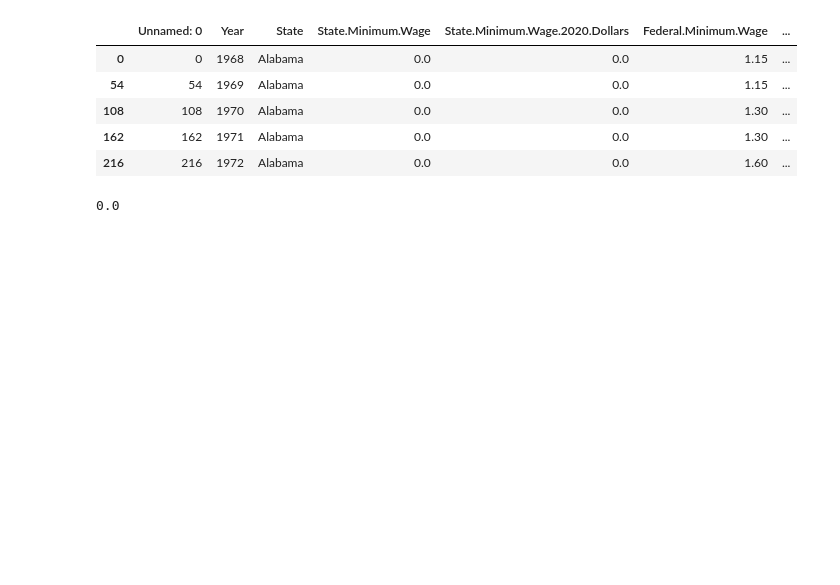
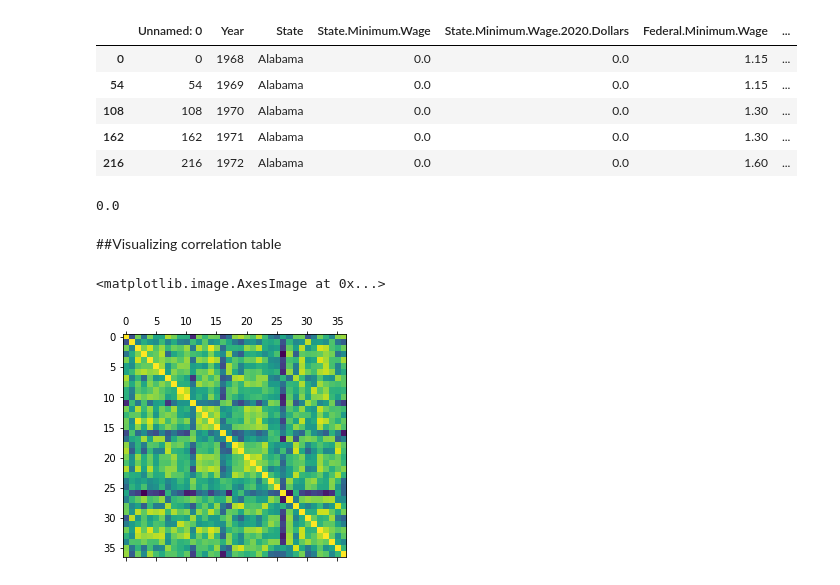
Before and after one commit to leadeeerq/data-science, a Jupyter notebook: USMinimumWage.ipynb, the cells around one changed output. Saved outputs shown, nothing was run; the diff lists cells and outputs as text; code cells hidden in the pictures; blank space fills up the shorter version.

```diff
--- a/USMinimumWage.ipynb
+++ b/USMinimumWage.ipynb
@@ -122,3 +137,5 @@ grouped_issues.get_group('Alabama')['State.Minimum.Wage.2020.Dollars'].sum()
 for state, data in grouped_issues:
   if data['State.Minimum.Wage.2020.Dollars'].sum() != 0.0:
     print('Something is missing')
+# %% [markdown]
+##Visualizing correlation table
@@ -124,0 +144,5 @@ for state, data in grouped_issues:
+# %%
+plt.matshow(min_wage_corr)
+# %% [output]
+<matplotlib.image.AxesImage at 0x...>
+[figure, added]
```
Also changed, not shown: parts of 22 cells of this notebook.
